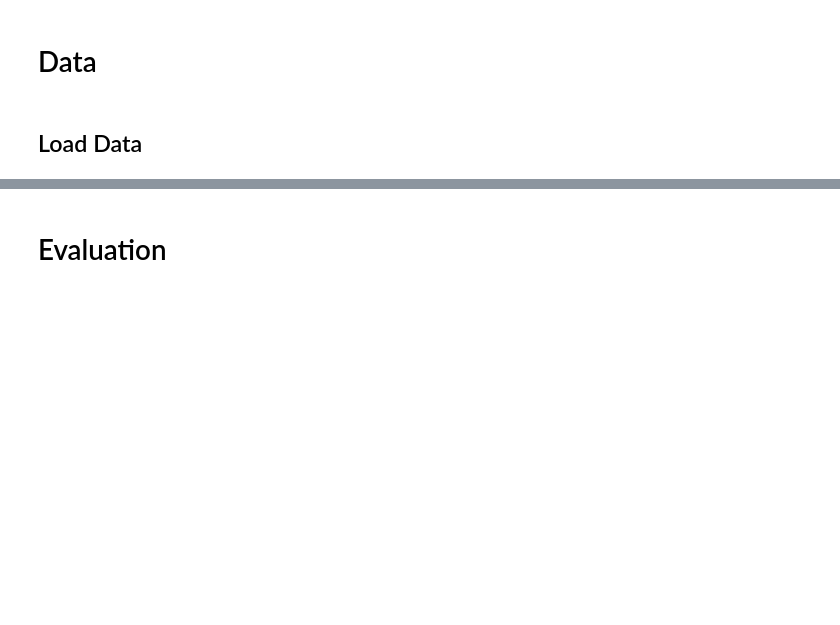
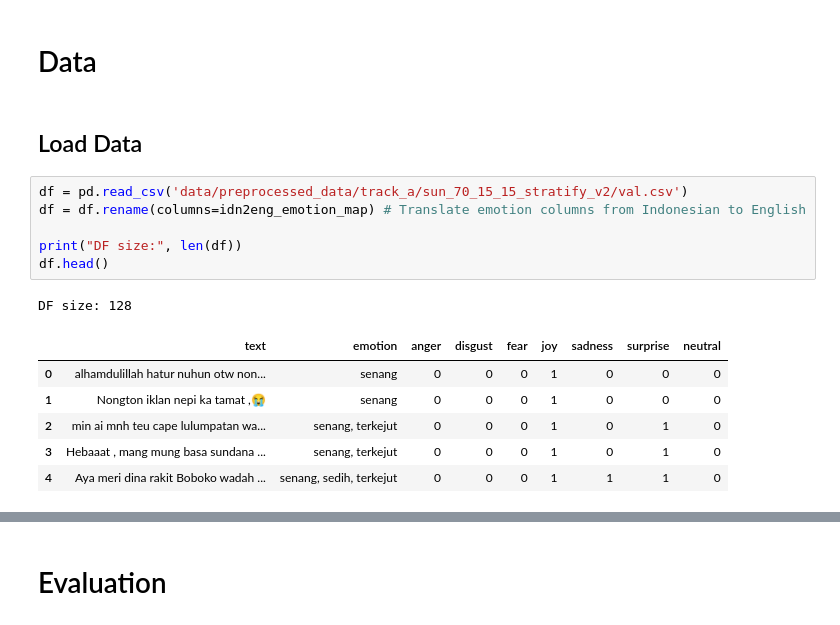
Before and after one commit to alxxtexxr/SemEval2025_Task11, a Jupyter notebook: Track_A_sun_OpenAI_API_Evaluation.ipynb, the cells around one changed output, grey strips where cells are left out. Saved outputs shown, nothing was run; the diff lists cells and outputs as text; blank space fills up the shorter version.

```diff
--- a/Track_A_sun_OpenAI_API_Evaluation.ipynb
+++ b/Track_A_sun_OpenAI_API_Evaluation.ipynb
@@ -30,4 +29,18 @@ idn2eng_emotion_map = {
 # Data
 # %% [markdown]
 ## Load Data
+# %%
+df = pd.read_csv('data/preprocessed_data/track_a/sun_70_15_15_stratify_v2/val.csv')
+df = df.rename(columns=idn2eng_emotion_map) # Translate emotion columns from Indonesian to English
+
+print("DF size:", len(df))
+df.head()
+# %% [output]
+DF size: 128
+|  | text | emotion | anger | disgust | fear | joy | sadness | surprise | neutral |
+| 0 | alhamdulillah hatur nuhun otw non... | senang | 0 | 0 | 0 | 1 | 0 | 0 | 0 |
+| 1 | Nongton iklan nepi ka tamat ,😭 | senang | 0 | 0 | 0 | 1 | 0 | 0 | 0 |
+| 2 | min ai mnh teu cape lulumpatan wa... | senang, terkejut | 0 | 0 | 0 | 1 | 0 | 1 | 0 |
+| 3 | Hebaaat , mang mung basa sundana ... | senang, terkejut | 0 | 0 | 0 | 1 | 0 | 1 | 0 |
+| 4 | Aya meri dina rakit Boboko wadah ... | senang, sedih, terkejut | 0 | 0 | 0 | 1 | 1 | 1 | 0 |
 # %%
```
Also changed, not shown: parts of 13 cells of this notebook, 1 other file.
